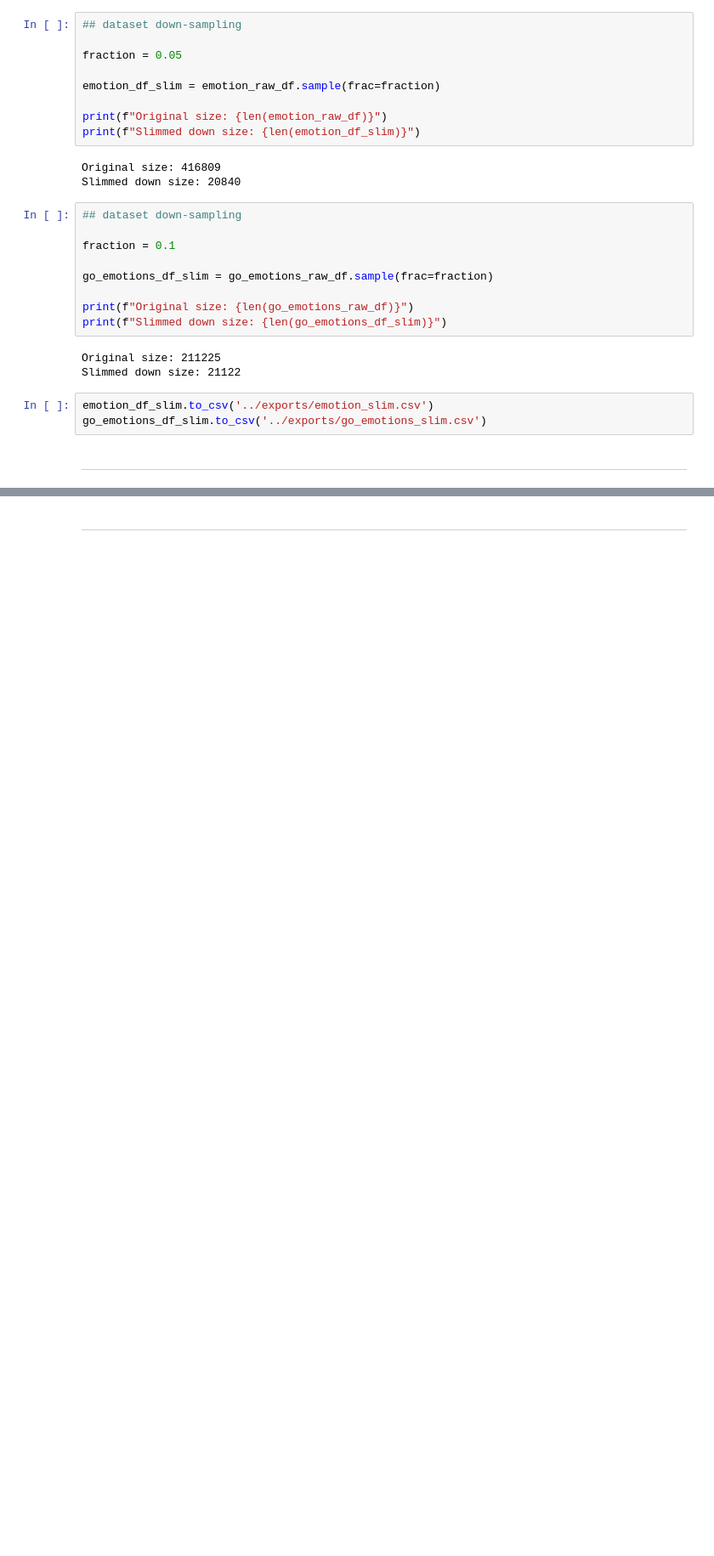
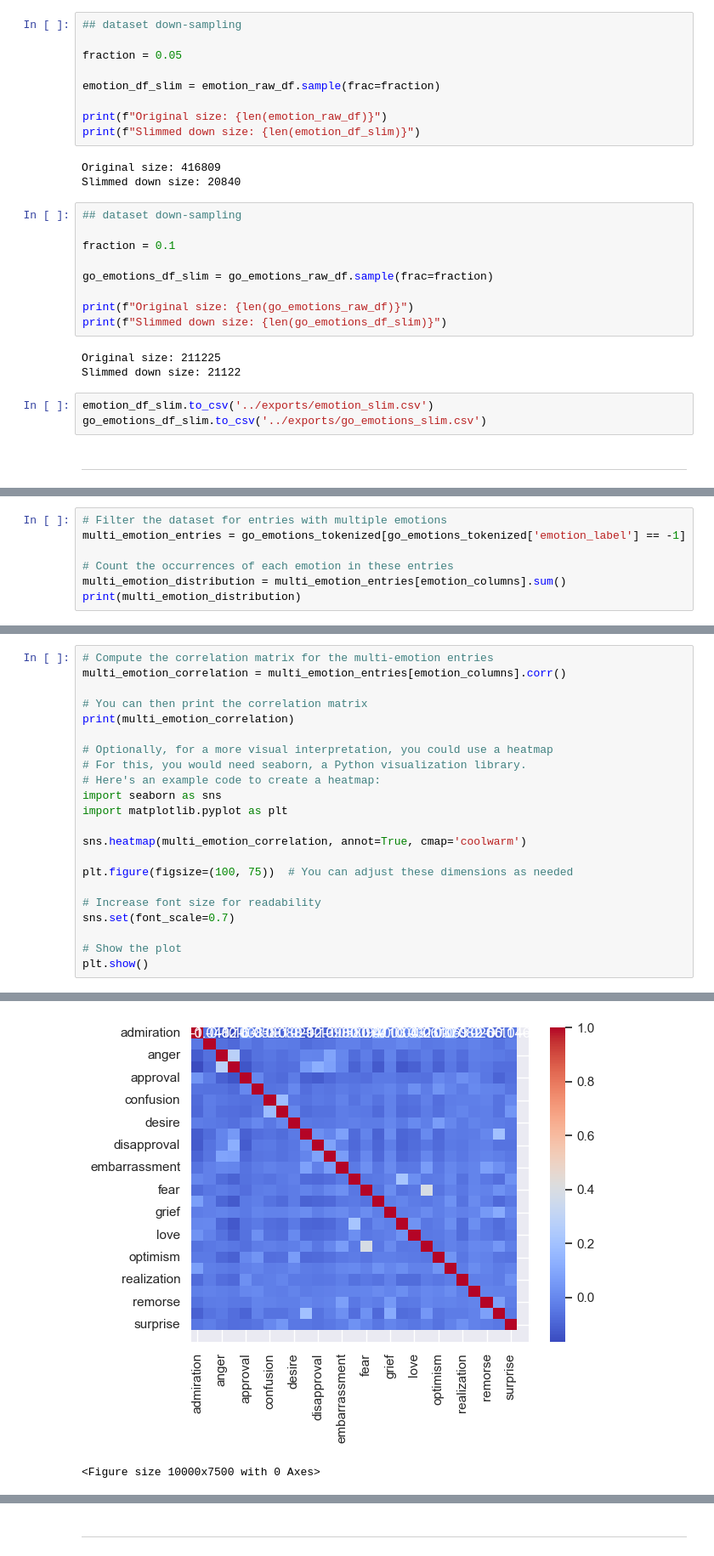
Before and after one commit to adamhalama/mal1y, a Jupyter notebook: final-group-project/src/group-project-answer.ipynb, the cells around one changed output, grey strips where cells are left out. Shown: that part at 85% size. Drawn from its saved outputs; the diff is of its cells as text; blank space fills up the shorter version.

Commit message:
one ipynb with the whole assignment created - needs some tweaks WIP

```diff
--- a/final-group-project/src/group-project-answer.ipynb
+++ b/final-group-project/src/group-project-answer.ipynb
@@ -309,0 +478,7 @@ neutral
+# %%
+# Filter the dataset for entries with multiple emotions
+multi_emotion_entries = go_emotions_tokenized[go_emotions_tokenized['emotion_label'] == -1]
+
+# Count the occurrences of each emotion in these entries
+multi_emotion_distribution = multi_emotion_entries[emotion_columns].sum()
+print(multi_emotion_distribution)
@@ -309,0 +503,23 @@ neutral
+# %%
+# Compute the correlation matrix for the multi-emotion entries
+multi_emotion_correlation = multi_emotion_entries[emotion_columns].corr()
+
+# You can then print the correlation matrix
+print(multi_emotion_correlation)
+
+# Optionally, for a more visual interpretation, you could use a heatmap
+# For this, you would need seaborn, a Python visualization library.
+# Here's an example code to create a heatmap:
+import seaborn as sns
+import matplotlib.pyplot as plt
+
+sns.heatmap(multi_emotion_correlation, annot=True, cmap='coolwarm')
+
+plt.figure(figsize=(100, 75))  # You can adjust these dimensions as needed
+
+# Increase font size for readability
+sns.set(font_scale=0.7)
+
+# Show the plot
+plt.show()
+# %% [output]
@@ -309,0 +543,2 @@ neutral
+[figure, added]
+<Figure size 10000x7500 with 0 Axes>
```
Also changed, not shown: parts of 193 cells of this notebook.
